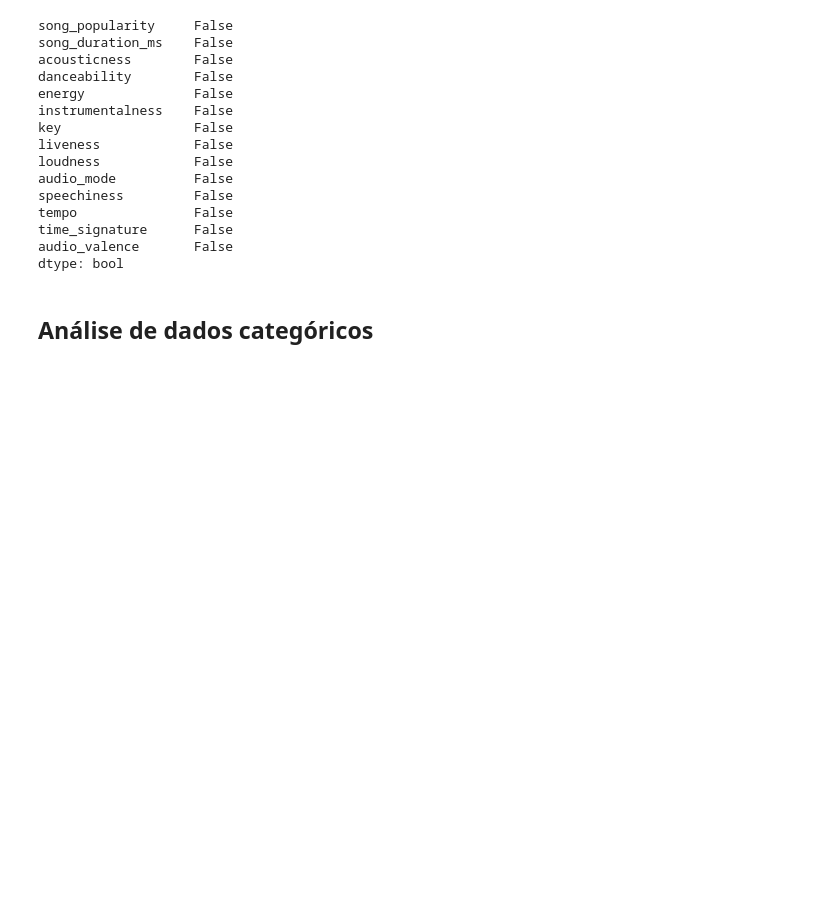
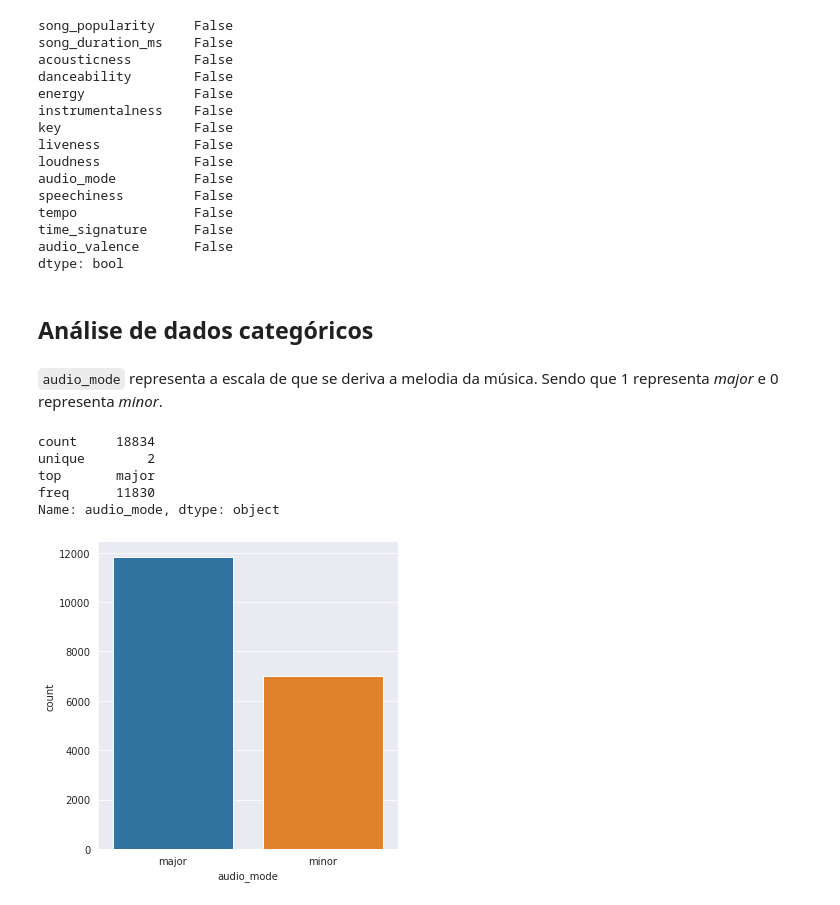
Before and after one commit to luish18/analise_dados_spotify, a Jupyter notebook: analise.ipynb, the cells around one changed output. Cells and saved outputs as stored; diff of their text form; code cells hidden in the pictures; blank space fills up the shorter version.

```diff
--- a/analise.ipynb
+++ b/analise.ipynb
@@ -117,17 +119,20 @@ df['loudness'].replace('nao_sei', None, inplace=True)
 df['loudness'] = df['loudness'].astype('float')
 # %%
 df['audio_mode'].replace('nao_sei', None, inplace=True)
-df['audio_mode'] = df['audio_mode'].astype('category')
+df.dropna()
+df['audio_mode'] = df['audio_mode'].astype('object')
 # %%
 df['speechiness'].replace('nao_sei', None, inplace=True)
 df['speechiness'] = df['speechiness'].str.strip('nao_sei')
 df['speechiness'] = df['speechiness'].astype('float')
 # %%
 df['tempo'].replace('nao_sei', None, inplace=True)
-df['tempo'] = df['tempo'].astype('category')
+df['tempo'] = df['tempo'].astype('float')
 # %%
 df['time_signature'].replace('nao_sei', None, inplace=True)
 df['time_signature'] = df['time_signature'].astype('float')
+# %%
+df['key'].replace('nao_sei', None, inplace=True)
 # %%
 df.info()
 # %% [output]
@@ -169,3 +174,21 @@ audio_valence       False
 dtype: bool
 # %% [markdown]
 ## Análise de dados categóricos
+# %% [markdown]
+`audio_mode` representa a escala de que se deriva a melodia da música. Sendo que 1 representa *major* e 0 representa *minor*.
+# %%
+df.audio_mode.describe()
+# %% [output]
+count     18834
+unique        2
+top       major
+freq      11830
+Name: audio_mode, dtype: object
+# %%
+df['audio_mode'].replace('0', 'minor', inplace=True) #substitui 0 por 'minor'
+df['audio_mode'].replace('1', 'major', inplace=True) #substitui 1 por 'major'
+# %%
+sns.catplot('audio_mode', data=df, kind='count')
+plt.show()
+# %% [output]
+[figure, added]
```
Also changed, not shown: parts of 5 cells of this notebook.
